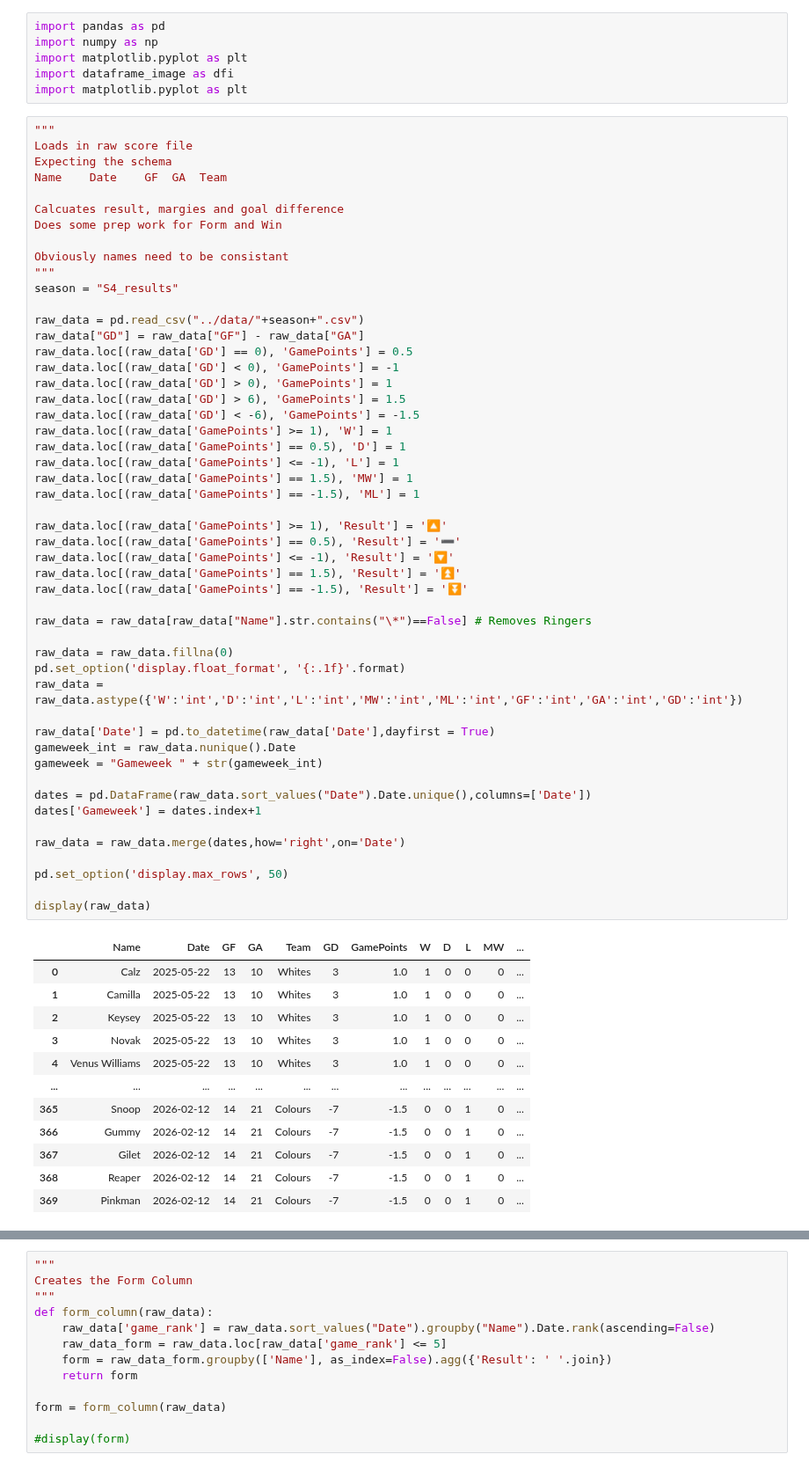
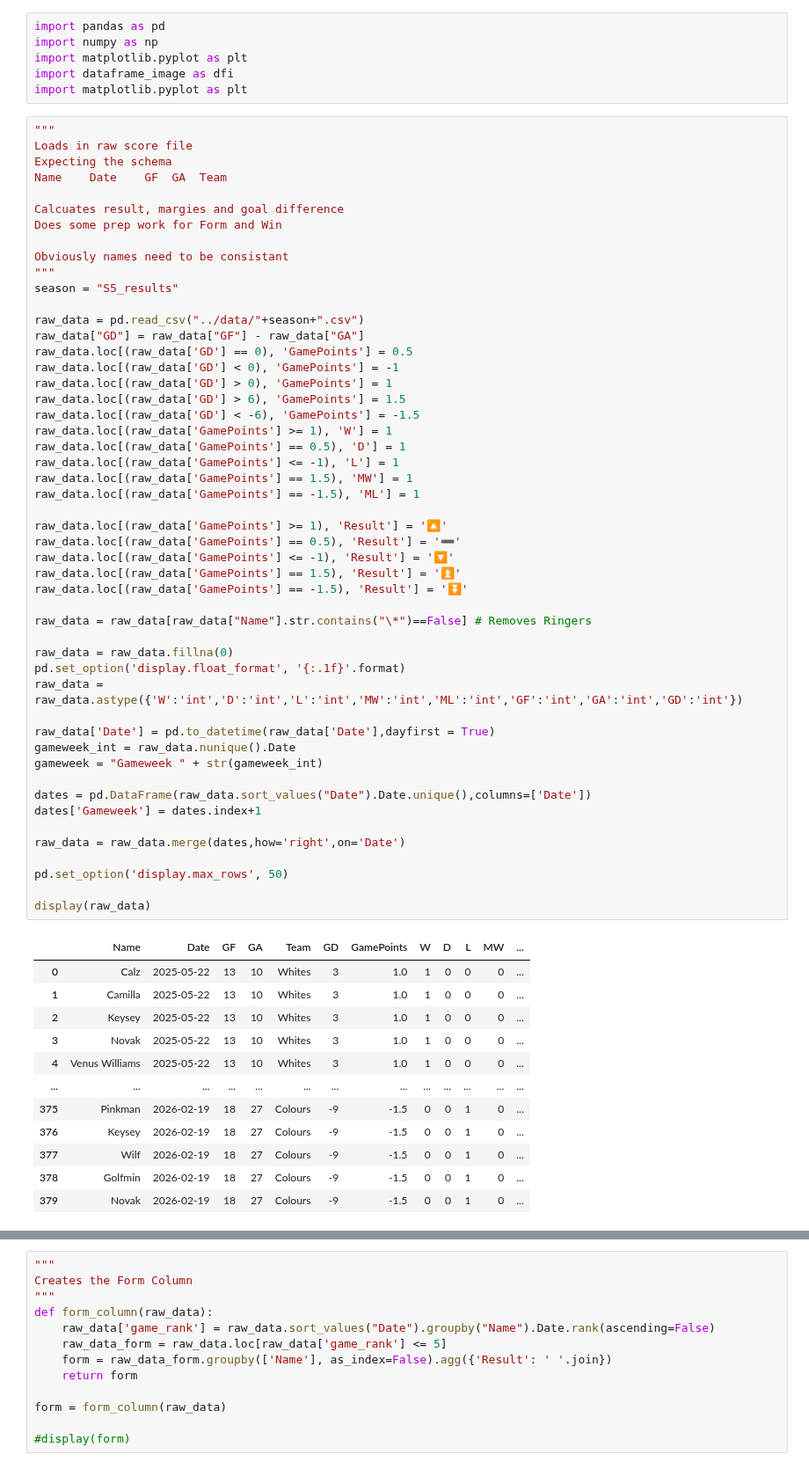
Before and after one commit to Deadlocked2/football_table, a Jupyter notebook: code/LatchTable.ipynb, the cells around one changed output, grey strips where cells are left out. Shown at 88% size. Saved outputs shown, nothing was run; the diff lists cells and outputs as text.

```diff
--- a/code/LatchTable.ipynb
+++ b/code/LatchTable.ipynb
@@ -15,7 +15,7 @@ Does some prep work for Form and Win
 
 Obviously names need to be consistant
 """
-season = "S4_results"
+season = "S5_results"
 
 raw_data = pd.read_csv("../data/"+season+".csv")
 raw_data["GD"] = raw_data["GF"] - raw_data["GA"]
@@ -35,35 +35,35 @@ raw_data.loc[(raw_data['GamePoints'] == 0.5), 'Result'] = '➖'
 raw_data.loc[(raw_data['GamePoints'] <= -1), 'Result'] = '🔽'
 raw_data.loc[(raw_data['GamePoints'] == 1.5), 'Result'] = '⏫'
 raw_data.loc[(raw_data['GamePoints'] == -1.5), 'Result'] = '⏬'
 
 raw_data = raw_data[raw_data["Name"].str.contains("\*")==False] # Removes Ringers
 
 raw_data = raw_data.fillna(0)
 pd.set_option('display.float_format', '{:.1f}'.format)
 raw_data = raw_data.astype({'W':'int','D':'int','L':'int','MW':'int','ML':'int','GF':'int','GA':'int','GD':'int'})
 
 raw_data['Date'] = pd.to_datetime(raw_data['Date'],dayfirst = True)
 gameweek_int = raw_data.nunique().Date
 gameweek = "Gameweek " + str(gameweek_int)
 
 dates = pd.DataFrame(raw_data.sort_values("Date").Date.unique(),columns=['Date'])
 dates['Gameweek'] = dates.index+1
 
 raw_data = raw_data.merge(dates,how='right',on='Date')
 
 pd.set_option('display.max_rows', 50)
 
 display(raw_data)
 # %% [output]
 |  | Name | Date | GF | GA | Team | GD | GamePoints | W | D | L | MW | ... |
 | 0 | Calz | 2025-05-22 | 13 | 10 | Whites | 3 | 1.0 | 1 | 0 | 0 | 0 | ... |
 | 1 | Camilla | 2025-05-22 | 13 | 10 | Whites | 3 | 1.0 | 1 | 0 | 0 | 0 | ... |
 | 2 | Keysey | 2025-05-22 | 13 | 10 | Whites | 3 | 1.0 | 1 | 0 | 0 | 0 | ... |
 | 3 | Novak | 2025-05-22 | 13 | 10 | Whites | 3 | 1.0 | 1 | 0 | 0 | 0 | ... |
 | 4 | Venus Williams | 2025-05-22 | 13 | 10 | Whites | 3 | 1.0 | 1 | 0 | 0 | 0 | ... |
 | ... | ... | ... | ... | ... | ... | ... | ... | ... | ... | ... | ... | ... |
-| 365 | Snoop | 2026-02-12 | 14 | 21 | Colours | -7 | -1.5 | 0 | 0 | 1 | 0 | ... |
-| 366 | Gummy | 2026-02-12 | 14 | 21 | Colours | -7 | -1.5 | 0 | 0 | 1 | 0 | ... |
-| 367 | Gilet | 2026-02-12 | 14 | 21 | Colours | -7 | -1.5 | 0 | 0 | 1 | 0 | ... |
-| 368 | Reaper | 2026-02-12 | 14 | 21 | Colours | -7 | -1.5 | 0 | 0 | 1 | 0 | ... |
-| 369 | Pinkman | 2026-02-12 | 14 | 21 | Colours | -7 | -1.5 | 0 | 0 | 1 | 0 | ... |
+| 375 | Pinkman | 2026-02-19 | 18 | 27 | Colours | -9 | -1.5 | 0 | 0 | 1 | 0 | ... |
+| 376 | Keysey | 2026-02-19 | 18 | 27 | Colours | -9 | -1.5 | 0 | 0 | 1 | 0 | ... |
+| 377 | Wilf | 2026-02-19 | 18 | 27 | Colours | -9 | -1.5 | 0 | 0 | 1 | 0 | ... |
+| 378 | Golfmin | 2026-02-19 | 18 | 27 | Colours | -9 | -1.5 | 0 | 0 | 1 | 0 | ... |
+| 379 | Novak | 2026-02-19 | 18 | 27 | Colours | -9 | -1.5 | 0 | 0 | 1 | 0 | ... |
```
Also changed, not shown: parts of 10 cells of this notebook, 7 other files.
